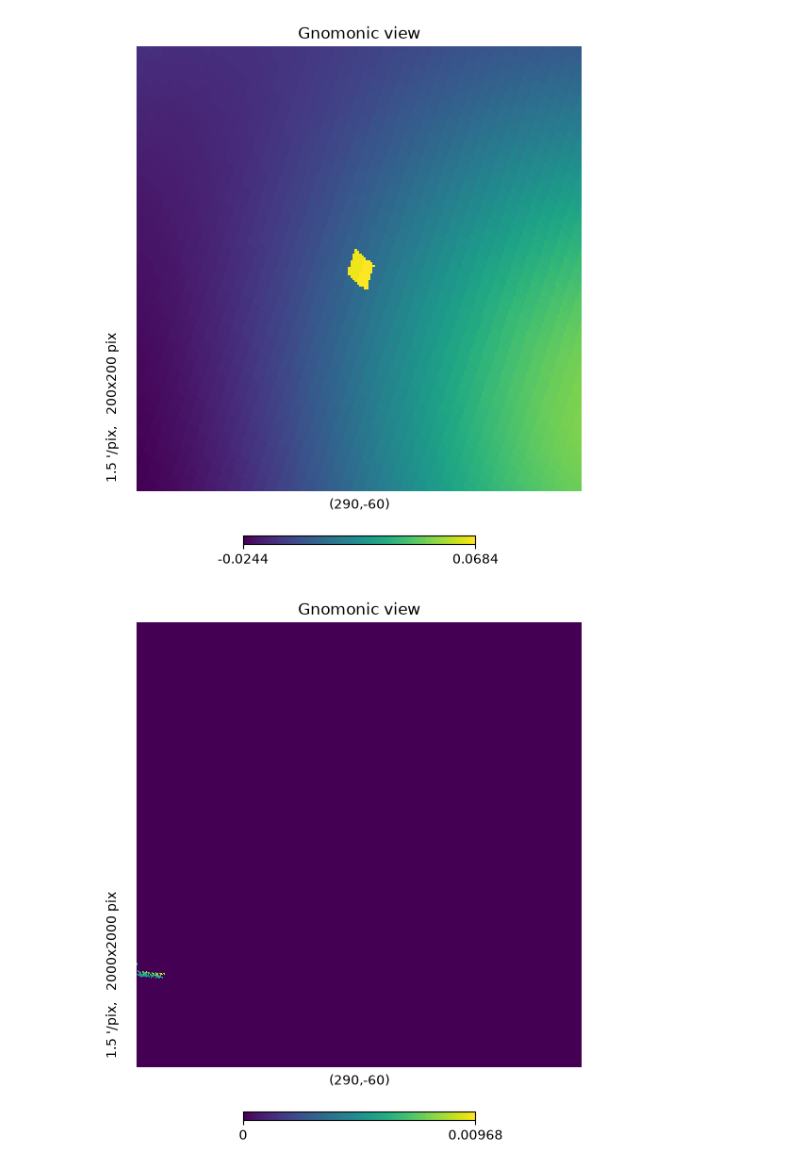
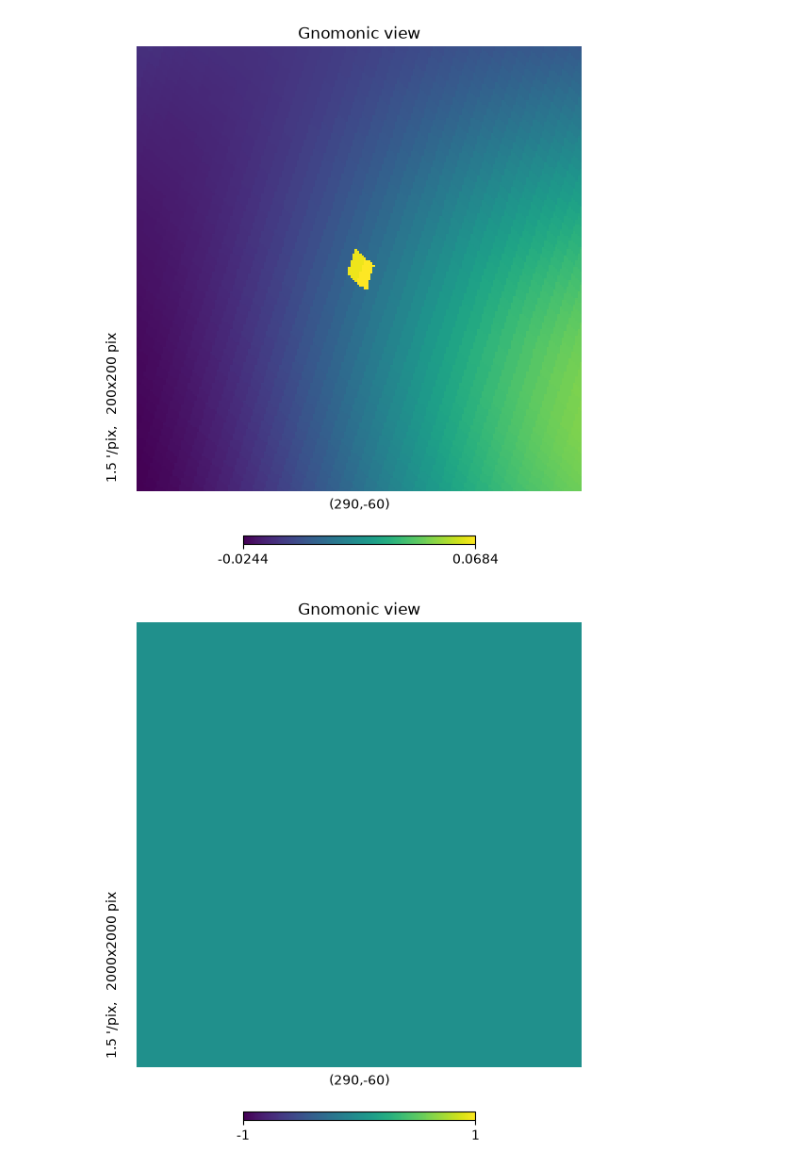
Before and after one commit to henry-e-n/SO_PointingReqs, a Jupyter notebook: sim_sky_maps/check_maps.ipynb, the cells around one changed output. Cells and saved outputs as stored; diff of their text form; code cells hidden in the pictures.

```diff
--- a/sim_sky_maps/check_maps.ipynb
+++ b/sim_sky_maps/check_maps.ipynb
@@ -16,11 +16,11 @@ hp.gnomview(loaded_map, rot=[lon.value, lat.value], xsize=200, nest=True)
 # %% [output]
 [figure]
 # %%
-output_map = "/shared_home/henachman/SO_PointingReqs/sim_outputs/toast_outputs/simple10arcmin/mapmaker/mapmaker_binmap.fits"
+output_map = "/shared_home/henachman/SO_PointingReqs/sim_outputs/toast_outputs/simple_lr10arcmin/mapmaker/mapmaker_binmap.fits"
 
 if not os.path.exists(output_map):
     raise FileNotFoundError
 loaded_map = hp.read_map(output_map, nest=True)
 hp.gnomview(loaded_map, rot=[lon.value, lat.value], xsize=2000, nest=True)
 # %% [output]
-[figure, old version]
+[figure, new version]
```
Also changed, not shown: parts of 1 cell of this notebook, 29 other files.
